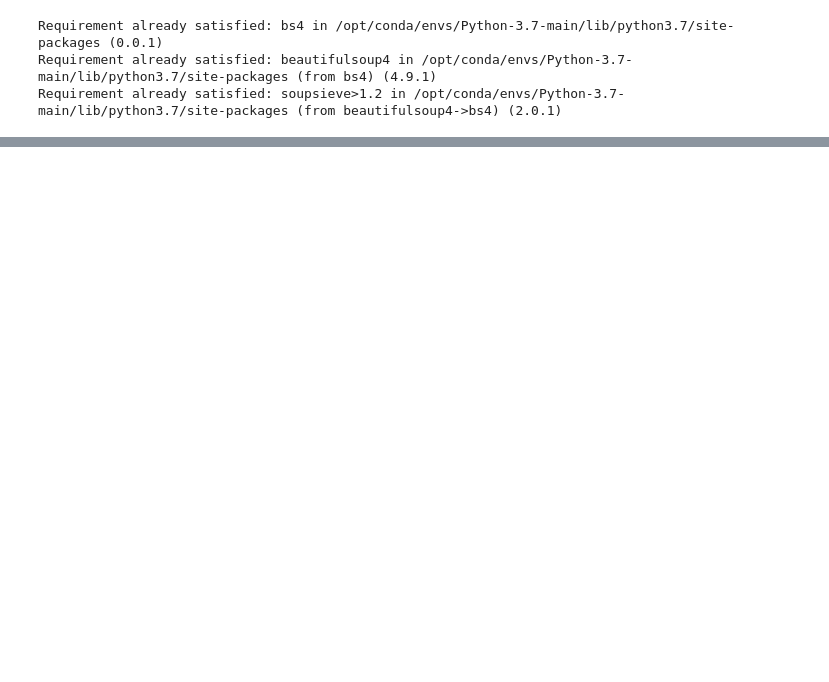
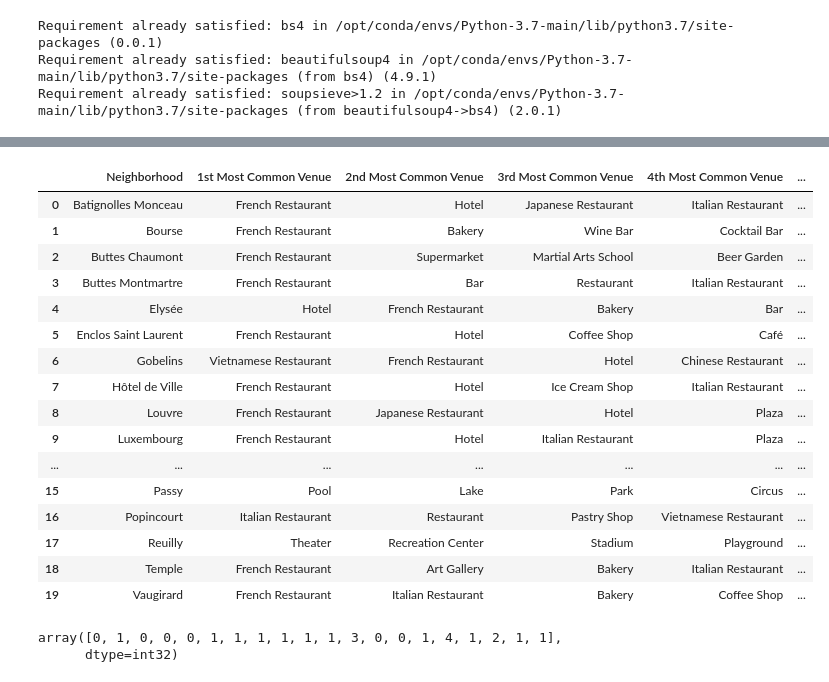
Before and after one commit to Zhanna-Kiselova/Coursera-Projects, a Jupyter notebook: Coursera_Capstone.ipynb, the cells around one changed output, grey strips where cells are left out. Cells and saved outputs as stored; diff of their text form; code cells hidden in the pictures; blank space fills up the shorter version.

```diff
--- a/Coursera_Capstone.ipynb
+++ b/Coursera_Capstone.ipynb
@@ -33,0 +554,13 @@ Requirement already satisfied: soupsieve>1.2 in /opt/conda/envs/Python-3.7-main/
+# %%
+#Let's print each neighborhood along with the top 5 most common venues
+num_top_venues = 5
+paris_grouped = paris_onehot.groupby('Neighborhood').mean().reset_index()
+for hood in paris_grouped['Neighborhood']:
+    print("----"+hood+"----")
+    temp = paris_grouped[paris_grouped['Neighborhood'] == hood].T.reset_index()
+    temp.columns = ['venue','freq']
+    temp = temp.iloc[1:]
+    temp['freq'] = temp['freq'].astype(float)
+    temp = temp.round({'freq': 2})
+    print(temp.sort_values('freq', ascending=False).reset_index(drop=True).head(num_top_venues))
+    print('\n')
@@ -33,0 +585,60 @@ Requirement already satisfied: soupsieve>1.2 in /opt/conda/envs/Python-3.7-main/
+# %%
+#Let's put that into a pandas dataframe. First, let's write a function to sort the venues in descending order.
+def return_most_common_venues(row, num_top_venues):
+    row_categories = row.iloc[1:]
+    row_categories_sorted = row_categories.sort_values(ascending=False)
+
+    return row_categories_sorted.index.values[0:num_top_venues]
+#Now let's create the new dataframe and display the top 5 venues for each neighborhood.
+num_top_venues = 5
+
+indicators = ['st', 'nd', 'rd']
+
+# create columns according to number of top venues
+columns = ['Neighborhood']
+for ind in np.arange(num_top_venues):
+    try:
+        columns.append('{}{} Most Common Venue'.format(ind+1, indicators[ind]))
+    except:
+        columns.append('{}th Most Common Venue'.format(ind+1))
+
+# create a new dataframe
+neighborhoods_venues_sorted = pd.DataFrame(columns=columns)
+neighborhoods_venues_sorted['Neighborhood'] =paris_grouped['Neighborhood']
+
+for ind in np.arange(paris_grouped.shape[0]):
+    neighborhoods_venues_sorted.iloc[ind, 1:] = return_most_common_venues(paris_grouped.iloc[ind, :], num_top_venues)
+
+neighborhoods_venues_sorted
+# %% [output]
+|  | Neighborhood | 1st Most Common Venue | 2nd Most Common Venue | 3rd Most Common Venue | 4th Most Common Venue | ... |
+| 0 | Batignolles Monceau | French Restaurant | Hotel | Japanese Restaurant | Italian Restaurant | ... |
+| 1 | Bourse | French Restaurant | Bakery | Wine Bar | Cocktail Bar | ... |
+| 2 | Buttes Chaumont | French Restaurant | Supermarket | Martial Arts School | Beer Garden | ... |
+| 3 | Buttes Montmartre | French Restaurant | Bar | Restaurant | Italian Restaurant | ... |
+| 4 | Elysée | Hotel | French Restaurant | Bakery | Bar | ... |
+| 5 | Enclos Saint Laurent | French Restaurant | Hotel | Coffee Shop | Café | ... |
+| 6 | Gobelins | Vietnamese Restaurant | French Restaurant | Hotel | Chinese Restaurant | ... |
+| 7 | Hôtel de Ville | French Restaurant | Hotel | Ice Cream Shop | Italian Restaurant | ... |
+| 8 | Louvre | French Restaurant | Japanese Restaurant | Hotel | Plaza | ... |
+| 9 | Luxembourg | French Restaurant | Hotel | Italian Restaurant | Plaza | ... |
+| ... | ... | ... | ... | ... | ... | ... |
+| 15 | Passy | Pool | Lake | Park | Circus | ... |
+| 16 | Popincourt | Italian Restaurant | Restaurant | Pastry Shop | Vietnamese Restaurant | ... |
+| 17 | Reuilly | Theater | Recreation Center | Stadium | Playground | ... |
+| 18 | Temple | French Restaurant | Art Gallery | Bakery | Italian Restaurant | ... |
+| 19 | Vaugirard | French Restaurant | Italian Restaurant | Bakery | Coffee Shop | ... |
+# %%
+#Clustering neighborhoods. Run k-means to cluster the neighborhood into 5 clusters. set number of clusters
+kclusters = 5
+
+paris_grouped_clustering = paris_grouped.drop('Neighborhood', 1)
+
+# run k-means clustering
+kmeans = KMeans(n_clusters=kclusters, random_state=0).fit(paris_grouped_clustering)
+
+# check cluster labels generated for each row in the dataframe
+kmeans.labels_
+# %% [output]
+array([0, 1, 0, 0, 0, 1, 1, 1, 1, 1, 1, 3, 0, 0, 1, 4, 1, 2, 1, 1],
+      dtype=int32)
```
Also changed, not shown: parts of 49 cells of this notebook.
